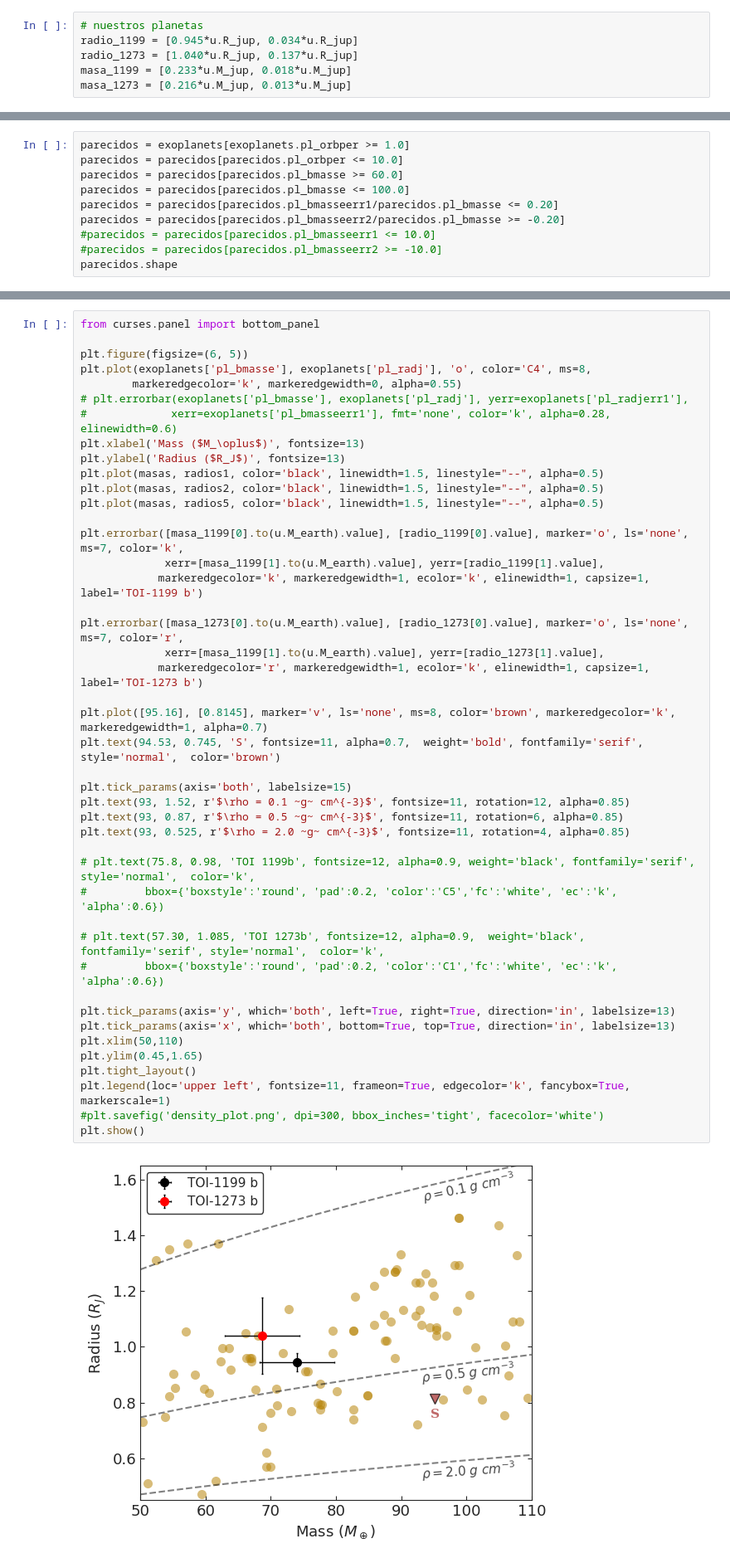
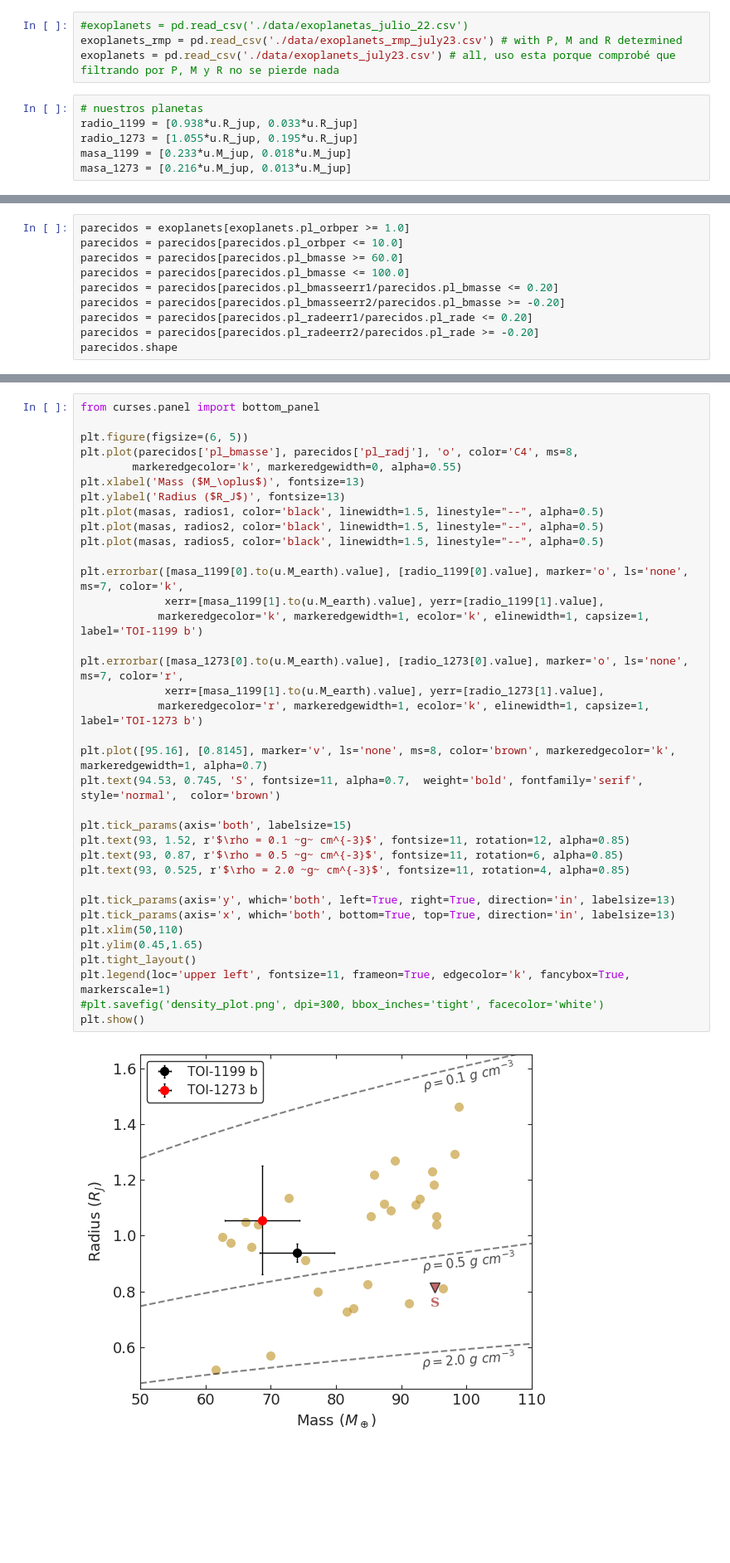
Before and after one commit to juanserrano90/toi1199-1273, a Jupyter notebook: figuras_caracterizacion.ipynb, the cells around one changed output, grey strips where cells are left out. Shown at 83% size. Cells and saved outputs as stored; diff of their text form; blank space fills up the shorter version.

```diff
--- a/figuras_caracterizacion.ipynb
+++ b/figuras_caracterizacion.ipynb
@@ -19,6 +17,10 @@ exoplanets = pd.read_csv('./data/exoplanetas_julio_22.csv')
+# %%
+#exoplanets = pd.read_csv('./data/exoplanetas_julio_22.csv')
+exoplanets_rmp = pd.read_csv('./data/exoplanets_rmp_july23.csv') # with P, M and R determined
+exoplanets = pd.read_csv('./data/exoplanets_july23.csv') # all, uso esta porque comprobé que filtrando por P, M y R no se pierde nada
 # %%
 # nuestros planetas
-radio_1199 = [0.945*u.R_jup, 0.034*u.R_jup]
-radio_1273 = [1.040*u.R_jup, 0.137*u.R_jup]
+radio_1199 = [0.938*u.R_jup, 0.033*u.R_jup]
+radio_1273 = [1.055*u.R_jup, 0.195*u.R_jup]
 masa_1199 = [0.233*u.M_jup, 0.018*u.M_jup]
 masa_1273 = [0.216*u.M_jup, 0.013*u.M_jup]
@@ -54,7 +57,7 @@ parecidos = parecidos[parecidos.pl_bmasse >= 60.0]
 parecidos = parecidos[parecidos.pl_bmasse <= 100.0]
 parecidos = parecidos[parecidos.pl_bmasseerr1/parecidos.pl_bmasse <= 0.20]
 parecidos = parecidos[parecidos.pl_bmasseerr2/parecidos.pl_bmasse >= -0.20]
-#parecidos = parecidos[parecidos.pl_bmasseerr1 <= 10.0]
-#parecidos = parecidos[parecidos.pl_bmasseerr2 >= -10.0]
+parecidos = parecidos[parecidos.pl_radeerr1/parecidos.pl_rade <= 0.20]
+parecidos = parecidos[parecidos.pl_radeerr2/parecidos.pl_rade >= -0.20]
 parecidos.shape
 # %% [output]
@@ -181,47 +208,39 @@ axes[1].fill_between(x2, y3, y4, color='C5', alpha=0.25)
 from curses.panel import bottom_panel
 
 plt.figure(figsize=(6, 5))
-plt.plot(exoplanets['pl_bmasse'], exoplanets['pl_radj'], 'o', color='C4', ms=8,
+plt.plot(parecidos['pl_bmasse'], parecidos['pl_radj'], 'o', color='C4', ms=8,
         markeredgecolor='k', markeredgewidth=0, alpha=0.55)
-# plt.errorbar(exoplanets['pl_bmasse'], exoplanets['pl_radj'], yerr=exoplanets['pl_radjerr1'],
-#             xerr=exoplanets['pl_bmasseerr1'], fmt='none', color='k', alpha=0.28, elinewidth=0.6)
 plt.xlabel('Mass ($M_\oplus$)', fontsize=13)
 plt.ylabel('Radius ($R_J$)', fontsize=13)
 plt.plot(masas, radios1, color='black', linewidth=1.5, linestyle="--", alpha=0.5)
 plt.plot(masas, radios2, color='black', linewidth=1.5, linestyle="--", alpha=0.5)
 plt.plot(masas, radios5, color='black', linewidth=1.5, linestyle="--", alpha=0.5)
 
 plt.errorbar([masa_1199[0].to(u.M_earth).value], [radio_1199[0].value], marker='o', ls='none', ms=7, color='k',
              xerr=[masa_1199[1].to(u.M_earth).value], yerr=[radio_1199[1].value],
             markeredgecolor='k', markeredgewidth=1, ecolor='k', elinewidth=1, capsize=1, label='TOI-1199 b')
 
 plt.errorbar([masa_1273[0].to(u.M_earth).value], [radio_1273[0].value], marker='o', ls='none', ms=7, color='r',
              xerr=[masa_1199[1].to(u.M_earth).value], yerr=[radio_1273[1].value],
             markeredgecolor='r', markeredgewidth=1, ecolor='k', elinewidth=1, capsize=1, label='TOI-1273 b')
 
 plt.plot([95.16], [0.8145], marker='v', ls='none', ms=8, color='brown', markeredgecolor='k', markeredgewidth=1, alpha=0.7)
 plt.text(94.53, 0.745, 'S', fontsize=11, alpha=0.7,  weight='bold', fontfamily='serif', style='normal',  color='brown')
 
 plt.tick_params(axis='both', labelsize=15)
 plt.text(93, 1.52, r'$\rho = 0.1 ~g~ cm^{-3}$', fontsize=11, rotation=12, alpha=0.85)
 plt.text(93, 0.87, r'$\rho = 0.5 ~g~ cm^{-3}$', fontsize=11, rotation=6, alpha=0.85)
 plt.text(93, 0.525, r'$\rho = 2.0 ~g~ cm^{-3}$', fontsize=11, rotation=4, alpha=0.85)
 
-# plt.text(75.8, 0.98, 'TOI 1199b', fontsize=12, alpha=0.9, weight='black', fontfamily='serif', style='normal',  color='k',
-#         bbox={'boxstyle':'round', 'pad':0.2, 'color':'C5','fc':'white', 'ec':'k', 'alpha':0.6})
-
-# plt.text(57.30, 1.085, 'TOI 1273b', fontsize=12, alpha=0.9,  weight='black', fontfamily='serif', style='normal',  color='k',
-#         bbox={'boxstyle':'round', 'pad':0.2, 'color':'C1','fc':'white', 'ec':'k', 'alpha':0.6})
-
 plt.tick_params(axis='y', which='both', left=True, right=True, direction='in', labelsize=13)
 plt.tick_params(axis='x', which='both', bottom=True, top=True, direction='in', labelsize=13)
 plt.xlim(50,110)
 plt.ylim(0.45,1.65)
 plt.tight_layout()
 plt.legend(loc='upper left', fontsize=11, frameon=True, edgecolor='k', fancybox=True, markerscale=1)
 #plt.savefig('density_plot.png', dpi=300, bbox_inches='tight', facecolor='white')
 plt.show()
 # %% [output]
-[figure, old version]
+[figure, new version]
 # %%
 plt.figure(figsize=(8, 4))
```
Also changed, not shown: parts of 29 cells of this notebook, 11 other files.
